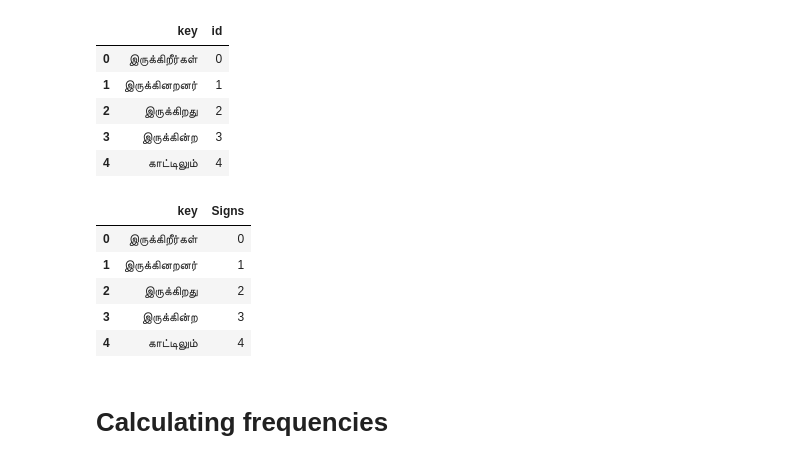
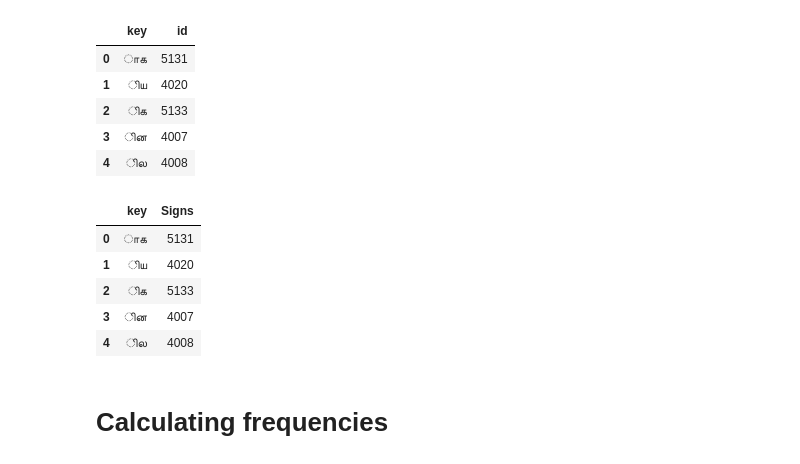
Before and after one commit to Kee2u/Deciphering_the_Indus_Valley_Script, a Jupyter notebook: Statistical_Analysis/Multivariate_Segmentation.ipynb, the cells around one changed output. Saved outputs shown, nothing was run; the diff lists cells and outputs as text; code cells hidden in the pictures.

```diff
--- a/Statistical_Analysis/Multivariate_Segmentation.ipynb
+++ b/Statistical_Analysis/Multivariate_Segmentation.ipynb
@@ -45,26 +45,26 @@ logosyl_data.head()
 # %%
 #Reading all logograms from sql
-all_logograms = pd.read_sql_table('all_logograms_with_names', con=engine)
+all_logograms = pd.read_sql_table('all_logograms', con=engine)
 all_logograms.drop(columns="index", inplace=True)
 all_logograms.reset_index(drop=True, inplace=True)
 all_logograms.head()
 # %% [output]
 |  | key | id |
-| 0 | இருக்கிறீர்கள் | 0 |
-| 1 | இருக்கினறனர் | 1 |
-| 2 | இருக்கிறது | 2 |
-| 3 | இருக்கின்ற | 3 |
-| 4 | காட்டிலும் | 4 |
+| 0 | ாக | 5131 |
+| 1 | ிய | 4020 |
+| 2 | ிக | 5133 |
+| 3 | ின | 4007 |
+| 4 | ில | 4008 |
 # %%
 all_logograms.rename(columns={'id': 'Signs'}, inplace=True)
 all_logograms.head()
 # %% [output]
 |  | key | Signs |
-| 0 | இருக்கிறீர்கள் | 0 |
-| 1 | இருக்கினறனர் | 1 |
-| 2 | இருக்கிறது | 2 |
-| 3 | இருக்கின்ற | 3 |
-| 4 | காட்டிலும் | 4 |
+| 0 | ாக | 5131 |
+| 1 | ிய | 4020 |
+| 2 | ிக | 5133 |
+| 3 | ின | 4007 |
+| 4 | ில | 4008 |
 # %% [markdown]
 # Calculating frequencies
 # %%
```
Also changed, not shown: parts of 35 cells of this notebook.
